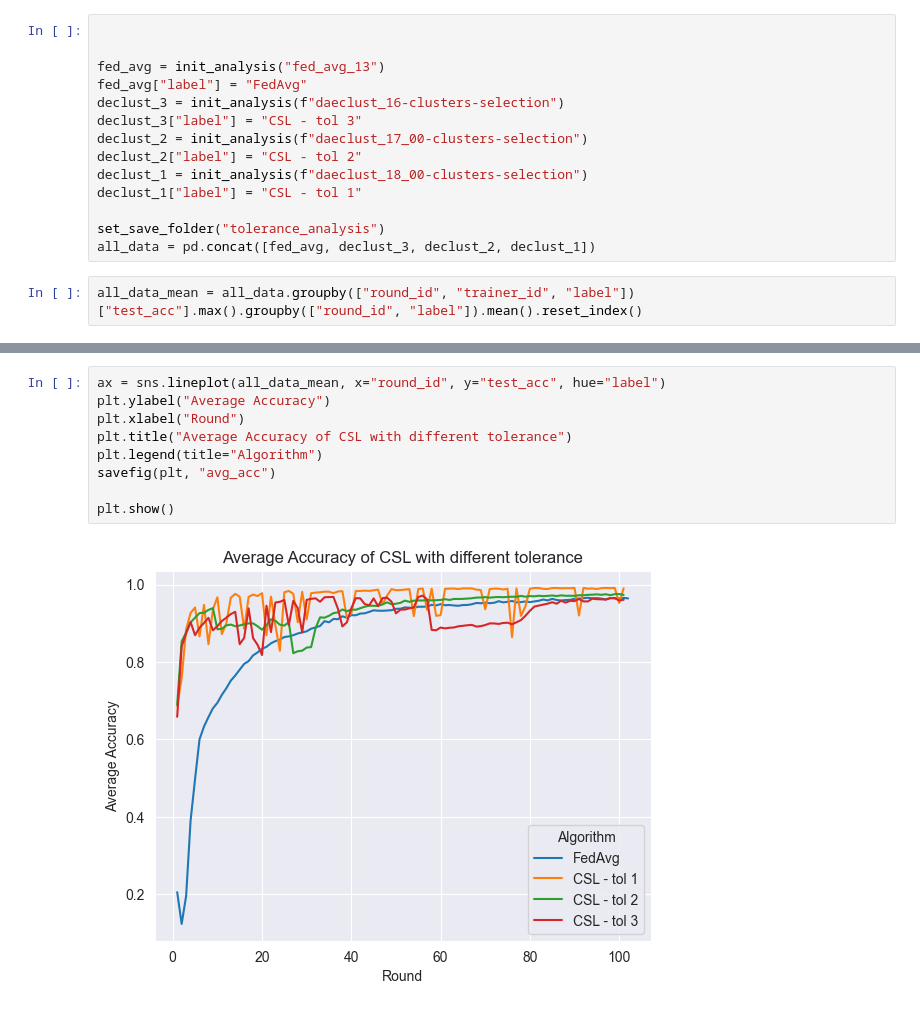
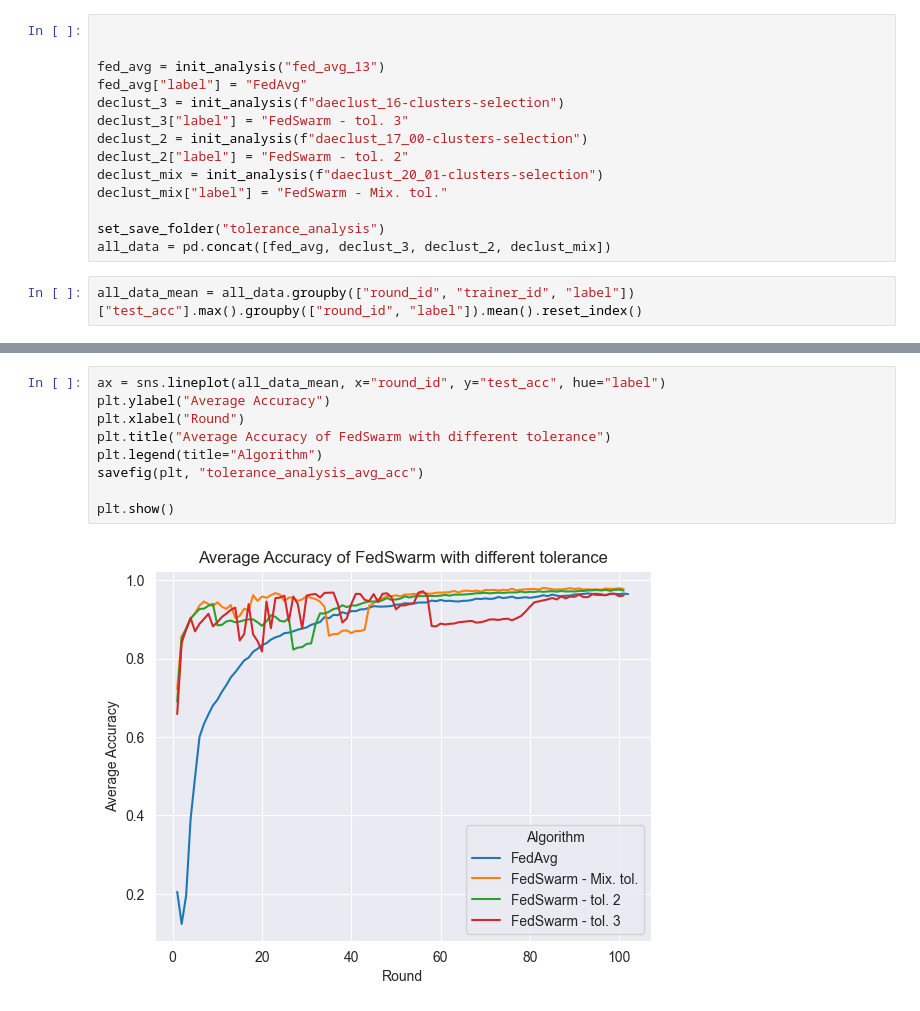
Before and after one commit to Mick00/dml, a Jupyter notebook: notebooks/analytics/tolerance_analysis.ipynb, the cells around one changed output, grey strips where cells are left out. Cells and saved outputs as stored; diff of their text form.

```diff
--- a/notebooks/analytics/tolerance_analysis.ipynb
+++ b/notebooks/analytics/tolerance_analysis.ipynb
@@ -11,14 +11,14 @@ from notebooks.analytics.utils import set_save_folder
 fed_avg = init_analysis("fed_avg_13")
 fed_avg["label"] = "FedAvg"
 declust_3 = init_analysis(f"daeclust_16-clusters-selection")
-declust_3["label"] = "CSL - tol 3"
+declust_3["label"] = "FedSwarm - tol. 3"
 declust_2 = init_analysis(f"daeclust_17_00-clusters-selection")
-declust_2["label"] = "CSL - tol 2"
-declust_1 = init_analysis(f"daeclust_18_00-clusters-selection")
-declust_1["label"] = "CSL - tol 1"
+declust_2["label"] = "FedSwarm - tol. 2"
+declust_mix = init_analysis(f"daeclust_20_01-clusters-selection")
+declust_mix["label"] = "FedSwarm - Mix. tol."
 
 set_save_folder("tolerance_analysis")
-all_data = pd.concat([fed_avg, declust_3, declust_2, declust_1])
+all_data = pd.concat([fed_avg, declust_3, declust_2, declust_mix])
 # %%
 all_data_mean = all_data.groupby(["round_id", "trainer_id", "label"])["test_acc"].max().groupby(["round_id", "label"]).mean().reset_index()
 # %%
@@ -40,11 +40,11 @@ all_data_mean
 # %%
 ax = sns.lineplot(all_data_mean, x="round_id", y="test_acc", hue="label")
 plt.ylabel("Average Accuracy")
 plt.xlabel("Round")
-plt.title("Average Accuracy of CSL with different tolerance")
+plt.title("Average Accuracy of FedSwarm with different tolerance")
 plt.legend(title="Algorithm")
-savefig(plt, "avg_acc")
+savefig(plt, "tolerance_analysis_avg_acc")
 
 plt.show()
 # %% [output]
-[figure, old version]
+[figure, new version]
```
Also changed, not shown: parts of 7 cells of this notebook, 15 other files.
